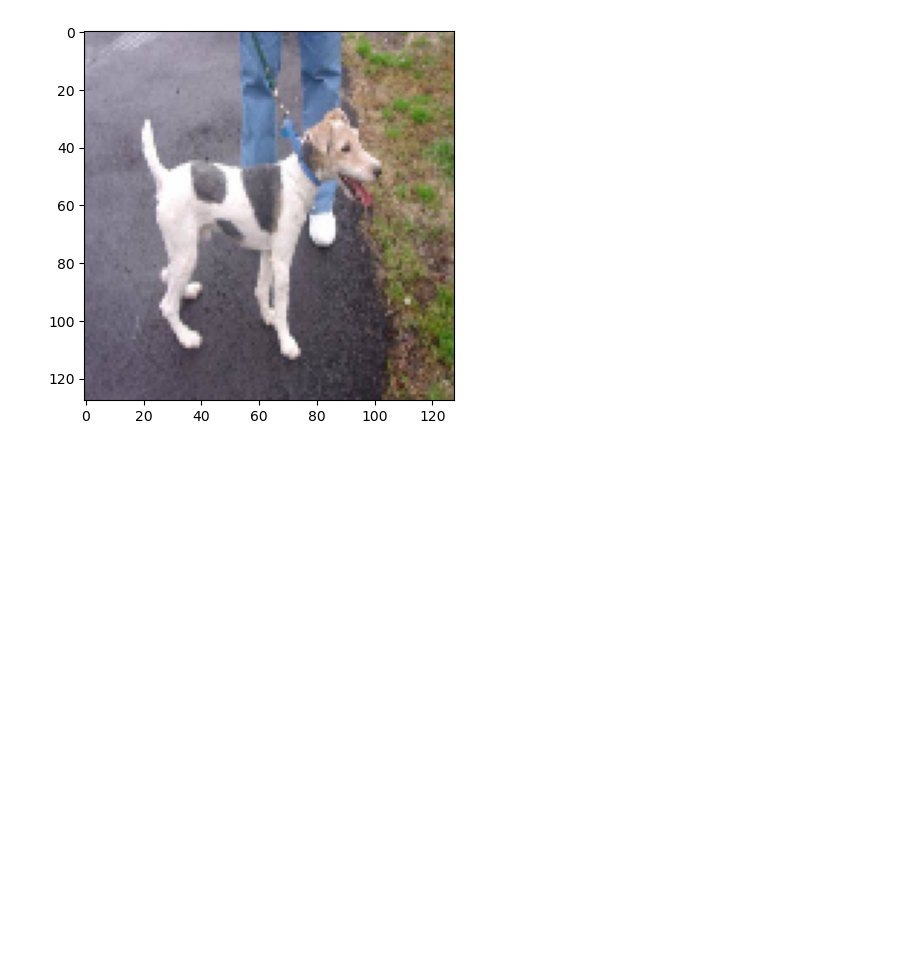
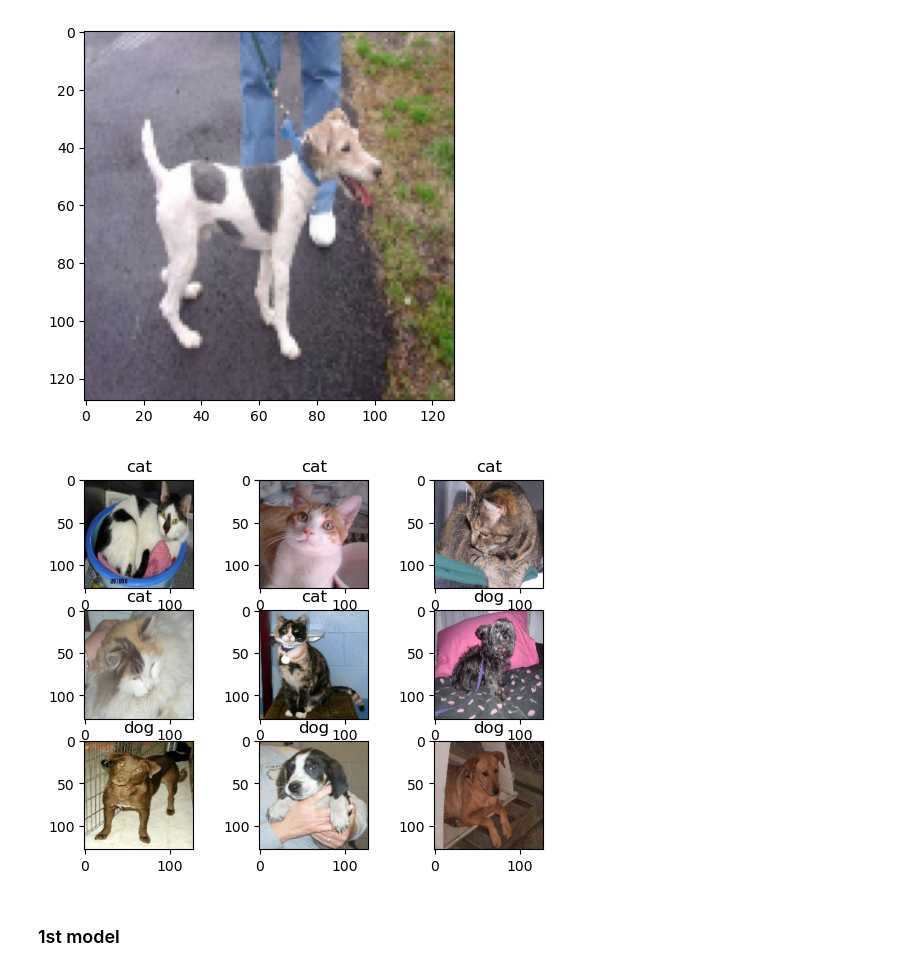
Before and after one commit to gustavossbarros/dog_cat_detection, a Jupyter notebook: code/01. Cat vs. Dog Classifier.ipynb, the cells around one changed output. Drawn from its saved outputs; the diff is of its cells as text; code cells hidden in the pictures; blank space fills up the shorter version.

Commit message:
developing 1st model

```diff
--- a/code/01. Cat vs. Dog Classifier.ipynb
+++ b/code/01. Cat vs. Dog Classifier.ipynb
@@ -32,24 +14,0 @@ def get_data(dir):
-# %%
-labels = ['cat', 'dog'] # cat will be 0, dog will be 1
-folders = ['train', 'test']
-img_size = (128, 128)
-
-def get_data(dir):
-    data = []
-    for folder in folders:
-        path = os.path.join(dir, folder)
-        i=0
-        for image in os.listdir(path):
-            image_array = cv2.imread(os.path.join(path, image))
-            image_array = cv2.cvtColor(image_array, cv2.COLOR_BGR2RGB)
-            resized_image = cv2.resize(image_array, img_size)
-
-            if labels[0] in os.listdir(path)[i]:
-                y = 0
-            else:
-                y = 1
-
-            i+=1
-
-            data.append([resized_image, y])
-    return np.array(data)
@@ -79,3 +44,5 @@ test_data = get_data('C:/Users/gusta/personal_projects/dog_cat_detection/test')
+# %%
+train_data = get_data('C:/Users/gusta/personal_projects/dog_cat_detection/data/train')
 # %%
 plt.imshow(test_data[55][0])
 # %% [output]
@@ -83,0 +53,7 @@ plt.imshow(test_data[55][0])
+# %%
+for imagem in range(9):
+    plt.subplot(3,3, imagem+1)
+    plt.imshow(train_data[imagem+12495][0])
+    plt.title(labels[train_data[imagem+12495][1]])
+# %% [output]
+[figure, added]
@@ -83,0 +74,2 @@ plt.imshow(test_data[55][0])
+# %% [markdown]
+### 1st model
```
Also changed, not shown: parts of 12 cells of this notebook.
